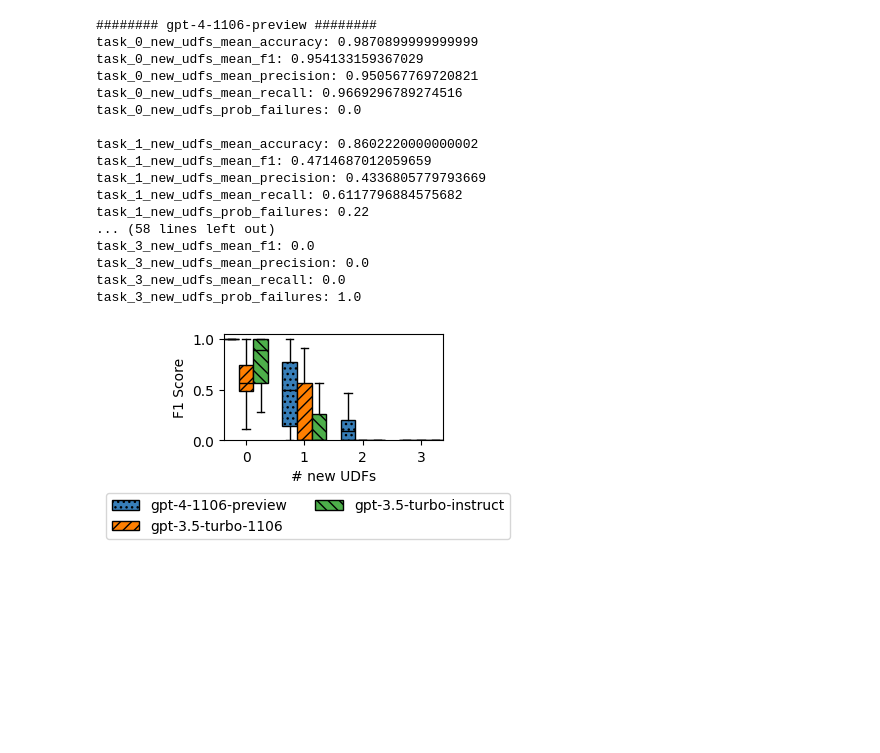
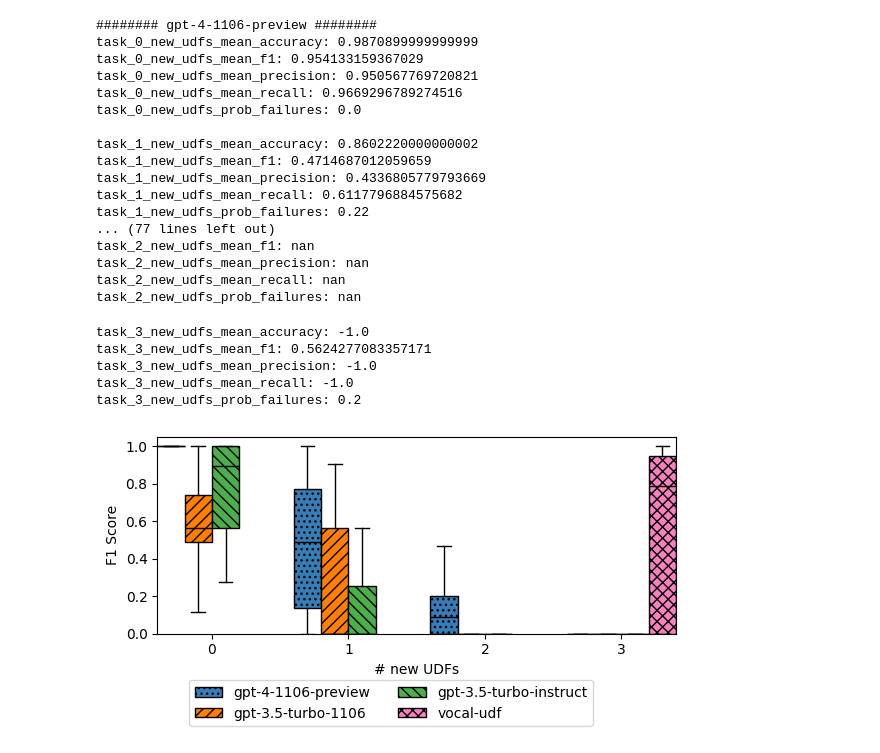
Before and after one commit to uwdb/VOCAL-UDF, a Jupyter notebook: experiments/analysis/clevrer.ipynb, the cells around one changed output. Cells and saved outputs as stored; diff of their text form; code cells hidden in the pictures; blank space fills up the shorter version.

```diff
--- a/experiments/analysis/clevrer.ipynb
+++ b/experiments/analysis/clevrer.ipynb
@@ -16,7 +16,7 @@ CB_color_cycle = ['#377eb8', '#ff7f00', '#4daf4a',
                   '#999999', '#e41a1c', '#dede00']
 # %%
 # Define LLM models, tasks, number of new UDFs, and hatch patterns
-llm_models = ['gpt-4-1106-preview', 'gpt-3.5-turbo-1106', 'gpt-3.5-turbo-instruct']
+llm_models = ['gpt-4-1106-preview', 'gpt-3.5-turbo-1106', 'gpt-3.5-turbo-instruct', 'vocal-udf']
 tasks = [f"{i}_new_udfs" for i in range(4)]
 num_new_udfs = [0, 1, 2, 3]
 # num_new_udfs = [0, 1]
@@ -24,7 +24,7 @@ hatch_patterns = ['...', '///', '\\\\\\', 'xxx']
 handles_f1 = []
 
 # Create a figure and axis for the boxplot
-fig, ax = plt.subplots(1, 1, figsize=(3, 1.8))  # Adjust the figsize as needed
+fig, ax = plt.subplots(1, 1, figsize=(6, 2.7))  # Adjust the figsize as needed
 
 # Iterate through LLM models
 for i, llm_model in enumerate(llm_models):
@@ -40,20 +40,46 @@ for i, llm_model in enumerate(llm_models):
         failed_list = []
 
         # Iterate through runs and questions
-        for run_id in range(5):
-            for question_id in range(10):
-                try:
-                    with open(os.path.join(config['output_dir'], "clevrer", llm_model, f"task_{task}_labels_run_{run_id}_question_{question_id}.json"), "r") as f:
-                        data = json.load(f)
-                    accuracy_list.append(data["accuracy"])
-                    f1_list.append(data["f1"])
-                    precision_list.append(data["precision"])
-                    recall_list.append(data["recall"])
-                    failed_list.append(data["failed"])
-                    if '0' in task and data["failed"] > 0:
-                        print(run_id, question_id)
-                except:
-                    continue
+        if llm_model in ['vocal-udf']:
+            for run_id in range(3):
+                for question_id in range(10):
+                    if '3' in task:
+                        try:
+                            with open(os.path.join(config['log_dir'], "udf_generation", "clevrer", f"qid-{question_id}_run-{run_id}-budget-10_ninterp-20.log"), "r") as f:
+                                last_line = f.readlines()[-1]
+                            f1_score_pattern = r"F1 score: ([0-9.]+)"
+                            match = re.search(f1_score_pattern, last_line)
+                            f1_score = 0
+                            if match:
+                                f1_score = float(match.group(1))
+                                failed_list.append(0)
+                            else:
+                                failed_list.append(1)
+                            f1_list.append(f1_score)
+                            accuracy_list.append(-1)
+                            precision_list.append(-1)
+                            recall_list.append(-1)
+                        except Exception as e:
+                            print(e)
+                            continue
+
+        else:
+            for run_id in range(5):
+                for question_id in range(10):
+                    try:
+                        with open(os.path.join(config['output_dir'], "clevrer", llm_model, f"task_{task}_labels_run_{run_id}_question_{question_id}.json"), "r") as f:
+                            data = json.load(f)
+                        accuracy_list.append(data["accuracy"])
+                        f1_list.append(data["f1"])
+                        precision_list.append(data["precision"])
+                        recall_list.append(data["recall"])
+                        failed_list.append(data["failed"])
+                        if '0' in task and data["failed"] > 0:
+                            print(run_id, question_id)
+                    except Exception as e:
+                        print(e)
+                        continue
+
 
         f1_data.append(f1_list)
         print(f"task_{task}_mean_accuracy: {np.mean(accuracy_list)}")
@@ -71,36 +97,41 @@ for i, llm_model in enumerate(llm_models):
                        showfliers=False,
                        patch_artist=True,
                        boxprops=dict(facecolor=CB_color_cycle[i], hatch=hatch_patterns[i]),
                        medianprops=dict(color='black'))
     handles_f1.append(bp_f1["boxes"][0])
 
 # Customize the plot labels and legend
 ax.set(ylabel="F1 Score")
 ax.set(xlabel="# new UDFs")
 ax.set_ylim(bottom=0, top=1.05)
 ax.set_xticks(np.arange(len(llm_models) / 2 - 0.5, len(num_new_udfs) * len(llm_models) + len(llm_models) / 2 + 0.5, len(llm_models) + 1))
 ax.set_xticklabels(num_new_udfs)
 fig.legend(handles_f1, llm_models, prop={"size": 10}, loc='upper center', bbox_to_anchor=(0.5, 0.07),
            fancybox=True, shadow=False, ncol=2)
 plt.subplots_adjust(bottom=0.15)
 fig.tight_layout()
 plt.show()
 # %% [output]
 ######## gpt-4-1106-preview ########
 task_0_new_udfs_mean_accuracy: 0.9870899999999999
 task_0_new_udfs_mean_f1: 0.954133159367029
 task_0_new_udfs_mean_precision: 0.950567769720821
 task_0_new_udfs_mean_recall: 0.9669296789274516
 task_0_new_udfs_prob_failures: 0.0
 
 task_1_new_udfs_mean_accuracy: 0.8602220000000002
 task_1_new_udfs_mean_f1: 0.4714687012059659
 task_1_new_udfs_mean_precision: 0.4336805779793669
 task_1_new_udfs_mean_recall: 0.6117796884575682
 task_1_new_udfs_prob_failures: 0.22
-... (58 lines left out)
-task_3_new_udfs_mean_f1: 0.0
-task_3_new_udfs_mean_precision: 0.0
-task_3_new_udfs_mean_recall: 0.0
-task_3_new_udfs_prob_failures: 1.0
+... (77 lines left out)
+task_2_new_udfs_mean_f1: nan
+task_2_new_udfs_mean_precision: nan
+task_2_new_udfs_mean_recall: nan
+task_2_new_udfs_prob_failures: nan
+task_3_new_udfs_mean_accuracy: -1.0
+task_3_new_udfs_mean_f1: 0.5624277083357171
+task_3_new_udfs_mean_precision: -1.0
+task_3_new_udfs_mean_recall: -1.0
+task_3_new_udfs_prob_failures: 0.2
-[figure, old version]
+[figure, new version]
```
Also changed, not shown: 20 other files.
